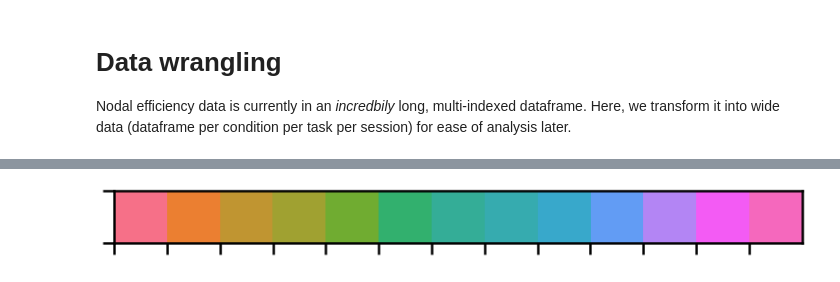
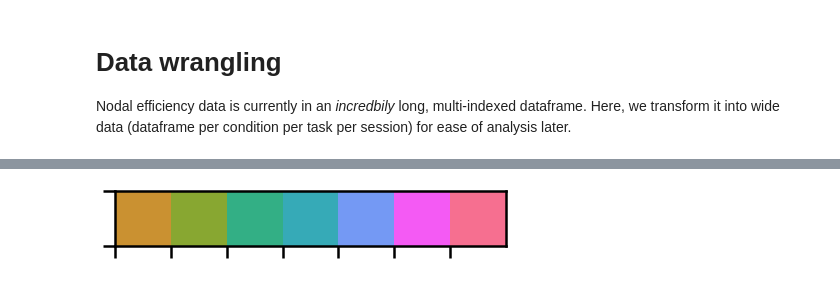
Before and after one commit to 62442katieb/IDConn, a Jupyter notebook: notebooks/poststats_nodal_efficiency.ipynb, the cells around one changed output, grey strips where cells are left out. Saved outputs shown, nothing was run; the diff lists cells and outputs as text; code cells hidden in the pictures.

```diff
--- a/notebooks/poststats_nodal_efficiency.ipynb
+++ b/notebooks/poststats_nodal_efficiency.ipynb
@@ -237,2 +649,9 @@ feml_index = list(set(fci_shen_post_phys.index.values) - set(big_df[big_df['Sex'
+# %%
+effs = {'post phys fci': {'conns': fci_shen_post_phys,
+                          'iqs': ['deltaPRI', 'deltaFSIQ']},
+        'post phys retr': {'conns': retr_shen_post_phys,
+                          'iqs': ['WMI2', 'VCI2']}}
+iqs = effs['post phys fci']['iqs'] + effs['post phys retr']['iqs']
+variables = ['iq', 'iqXsex', 'iqXclass', 'iqXsexXclass', 'sexXclass', 'F', 'Mod', 'Age', 'Strt.Level', 'fd']
 # %% [markdown]
 # Regress local efficiency on IQ and all the covariates
@@ -396,4 +662,0 @@ for key in effs.keys():
-# %%
-for key in sig.keys():
-    if sig[key] > 1.:
-        print(key, sig[key])
@@ -412,0 +663,5 @@ delta (IQXClass): FSIQ, post rest 1.126339393095986
+# %%
+sig = {}
+nodaleff_sig = pd.DataFrame(index=conns)
+index = pd.MultiIndex.from_product([iqs, effs.keys(), variables])
+params = pd.DataFrame(index=index, columns=['max nlog(p)', 'max t', 'nodes'])
@@ -412,0 +742,2 @@ delta (IQXClass): FSIQ, post rest 1.126339393095986
+# %%
+params.dropna(how='all', inplace=True)
@@ -415,18 +767,18 @@ nodaleff_sig.to_csv(join(sink_dir, 'local_efficiency_iq_sig_all.csv'))
 # %%
-n_col = int(len(nodaleff_sig.columns)/2) + 1
-interval = 1 / n_col
-husl_pal = sns.husl_palette(n_colors=int(n_col))
-husl_cmap = LinearSegmentedColormap.from_list(husl_pal, husl_pal, N=int(n_col))
+n_map = int(len(params[params['max nlog(p)'] > 1].index)) + 1
+interval = 1 / n_map
+husl_pal = sns.husl_palette(n_colors=n_map, h=interval)
+husl_cmap = LinearSegmentedColormap.from_list(husl_pal, husl_pal, N=n_map)
 sns.palplot(husl_pal)
 
 crayons_l = sns.crayon_palette(['Vivid Tangerine', 'Cornflower'])
 crayons_d = sns.crayon_palette(['Brick Red', 'Midnight Blue'])
 grays = sns.light_palette('#999999', n_colors=3, reverse=True)
 
 f_2 = sns.crayon_palette(['Red Orange', 'Vivid Tangerine'])
 m_2 = sns.crayon_palette(['Cornflower', 'Cerulean'])
 # %% [output]
-[figure, old version]
+[figure, new version]
 # %%
 empty_nii = nib.load(join(roi_dir, 'roi101.nii.gz'))
 empty_roi = empty_nii.get_fdata() * 0
```
Also changed, not shown: parts of 36 cells of this notebook, 15 other files.
